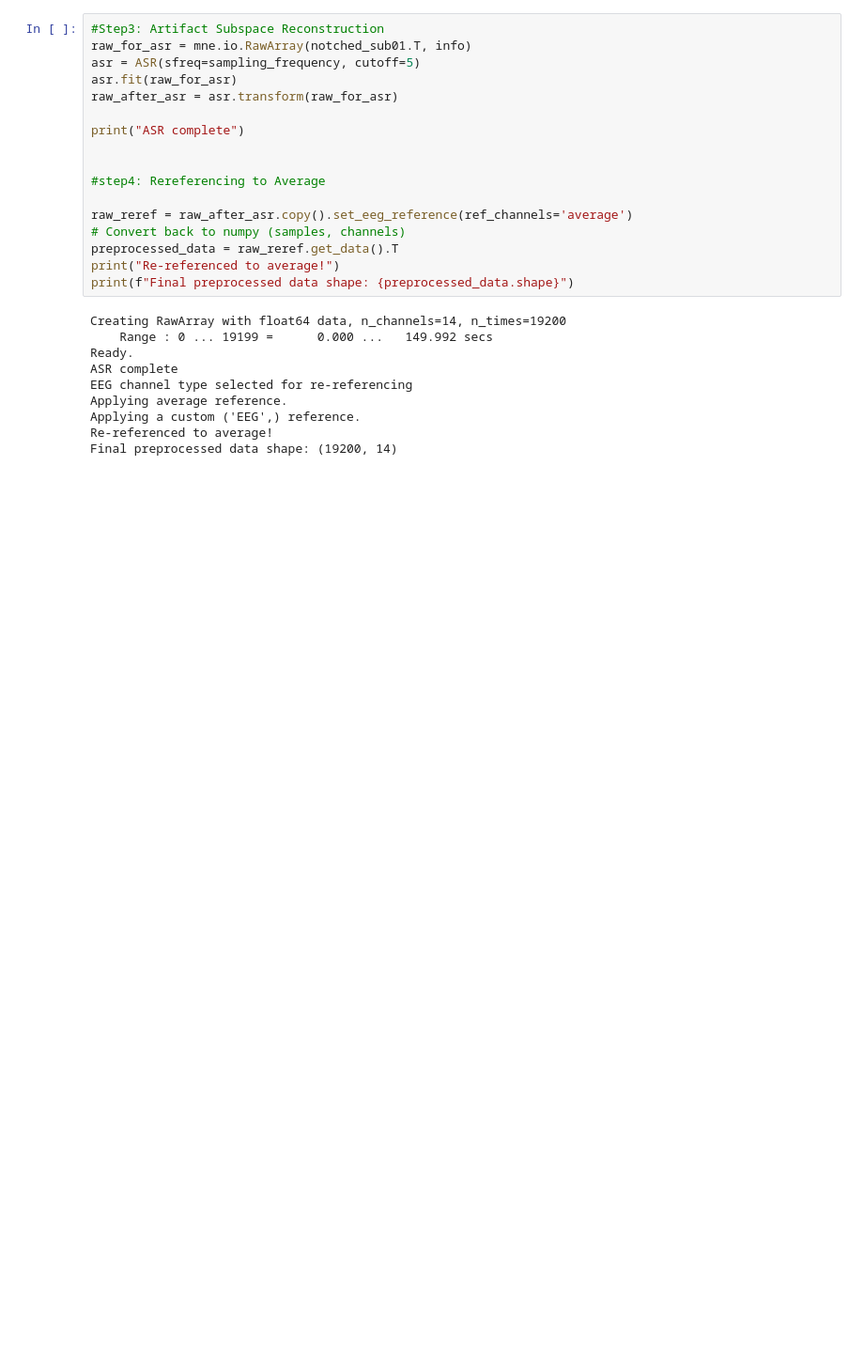
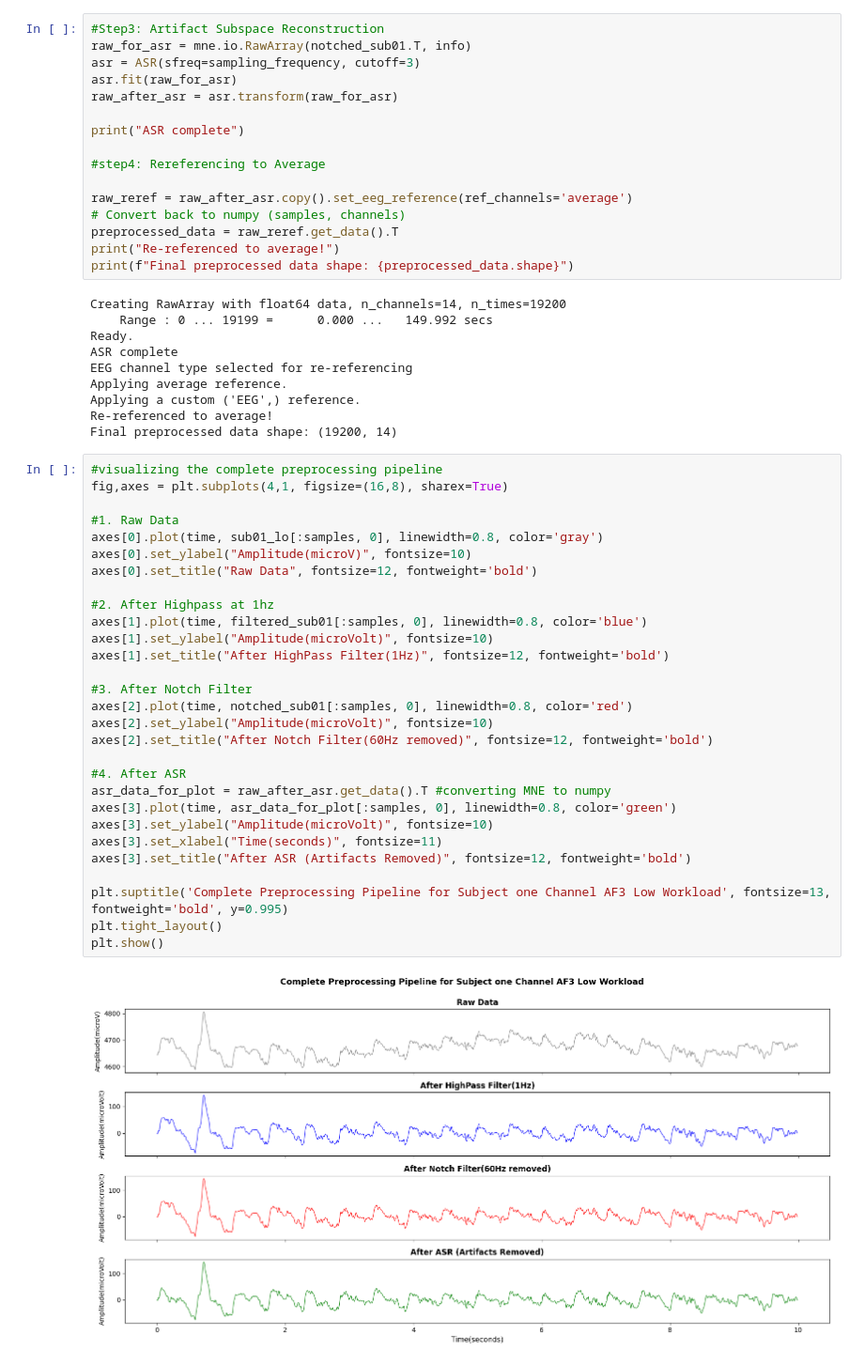
Before and after one commit to Folasewa/EEG-Based_Mental_Workload_Classifier, a Jupyter notebook: notebooks/preprocessing.ipynb, the cells around one changed output. Shown at 94% size. Saved outputs shown, nothing was run; the diff lists cells and outputs as text; blank space fills up the shorter version.

Commit message:
Preprocessing

```diff
--- a/notebooks/preprocessing.ipynb
+++ b/notebooks/preprocessing.ipynb
@@ -169,12 +169,11 @@ Notch filtering at 60Hz complete!
 # %%
 #Step3: Artifact Subspace Reconstruction
 raw_for_asr = mne.io.RawArray(notched_sub01.T, info)
-asr = ASR(sfreq=sampling_frequency, cutoff=5)
+asr = ASR(sfreq=sampling_frequency, cutoff=3)
 asr.fit(raw_for_asr)
 raw_after_asr = asr.transform(raw_for_asr)
 
 print("ASR complete")
-
 
 #step4: Rereferencing to Average
 
@@ -193,3 +192,34 @@ Applying average reference.
 Applying a custom ('EEG',) reference.
 Re-referenced to average!
 Final preprocessed data shape: (19200, 14)
+# %%
+#visualizing the complete preprocessing pipeline
+fig,axes = plt.subplots(4,1, figsize=(16,8), sharex=True)
+
+#1. Raw Data
+axes[0].plot(time, sub01_lo[:samples, 0], linewidth=0.8, color='gray')
+axes[0].set_ylabel("Amplitude(microV)", fontsize=10)
+axes[0].set_title("Raw Data", fontsize=12, fontweight='bold')
+
+#2. After Highpass at 1hz
+axes[1].plot(time, filtered_sub01[:samples, 0], linewidth=0.8, color='blue')
+axes[1].set_ylabel("Amplitude(microVolt)", fontsize=10)
+axes[1].set_title("After HighPass Filter(1Hz)", fontsize=12, fontweight='bold')
+
+#3. After Notch Filter
+axes[2].plot(time, notched_sub01[:samples, 0], linewidth=0.8, color='red')
+axes[2].set_ylabel("Amplitude(microVolt)", fontsize=10)
+axes[2].set_title("After Notch Filter(60Hz removed)", fontsize=12, fontweight='bold')
+
+#4. After ASR
+asr_data_for_plot = raw_after_asr.get_data().T #converting MNE to numpy
+axes[3].plot(time, asr_data_for_plot[:samples, 0], linewidth=0.8, color='green')
+axes[3].set_ylabel("Amplitude(microVolt)", fontsize=10)
+axes[3].set_xlabel("Time(seconds)", fontsize=11)
+axes[3].set_title("After ASR (Artifacts Removed)", fontsize=12, fontweight='bold')
+
+plt.suptitle('Complete Preprocessing Pipeline for Subject one Channel AF3 Low Workload', fontsize=13, fontweight='bold', y=0.995)
+plt.tight_layout()
+plt.show()
+# %% [output]
+[figure, added]
```
Also changed, not shown: parts of 1 cell of this notebook.
